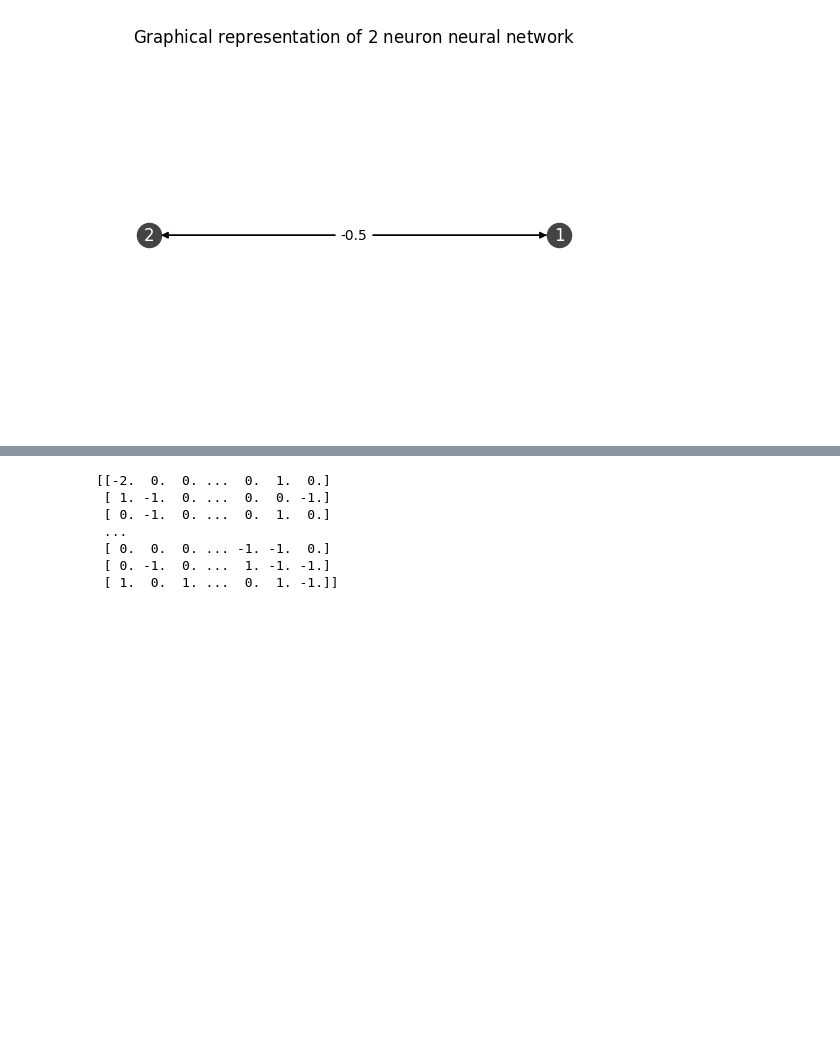
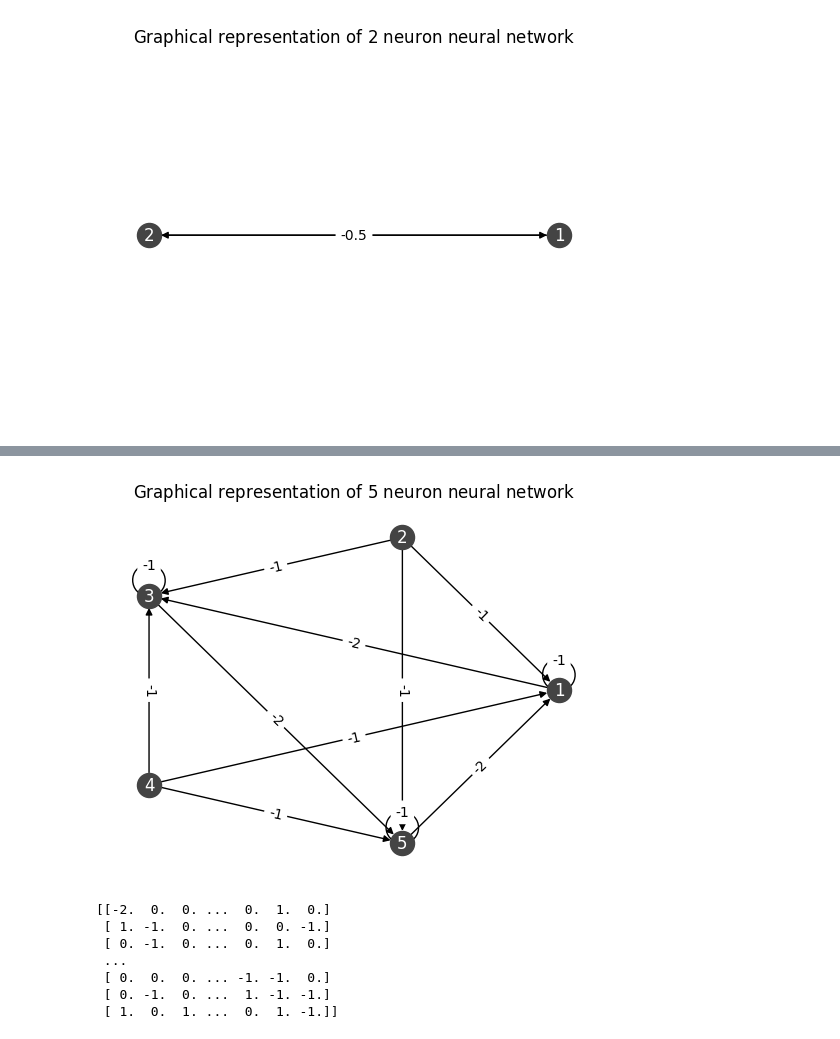
Before and after one commit to enriquea02/uw, a Jupyter notebook: eep502_analytical_methods_for_electrical_engineering/homework/final_diff_eqn_and_neural_networks_eantunano.ipynb, the cells around one changed output, grey strips where cells are left out. Drawn from its saved outputs; the diff is of its cells as text; code cells hidden in the pictures; blank space fills up the shorter version.

```diff
--- a/eep502_analytical_methods_for_electrical_engineering/homework/final_diff_eqn_and_neural_networks_eantunano.ipynb
+++ b/eep502_analytical_methods_for_electrical_engineering/homework/final_diff_eqn_and_neural_networks_eantunano.ipynb
@@ -424,3 +425,18 @@ for iter in range(len(init_neuron_firing_rate_vector)):
+# %%
+# Graphical representation of bistable multivibrator neural network based on the weighted connection matrix W
+
+# Create networkX graph variable
+G_bistable_multivibrator = nx.DiGraph()
+G_bistable_multivibrator = gen_nn_nodes(b,G_bistable_multivibrator)
+G_bistable_multivibrator = gen_nn_edges(W_bistable_multivibrator,G_bistable_multivibrator)
+
+# Create graph
+basic_graph,ax = plt.subplots(1,1)
+ax.set_title("Graphical representation of $%d$ neuron neural network" % (5))
+
+draw_nn(G_bistable_multivibrator,ax)
+# %% [output]
+[figure, added]
 # %%
 def gen_rand_weight(p_i,lower_bound_i,upper_bound_i):
     """Function takes in a value p which is between [0,1], compares it against a random number between [0,1] and outputs 1,-1, or 0 based on the comparison result
```
Also changed, not shown: parts of 1 cell of this notebook.
